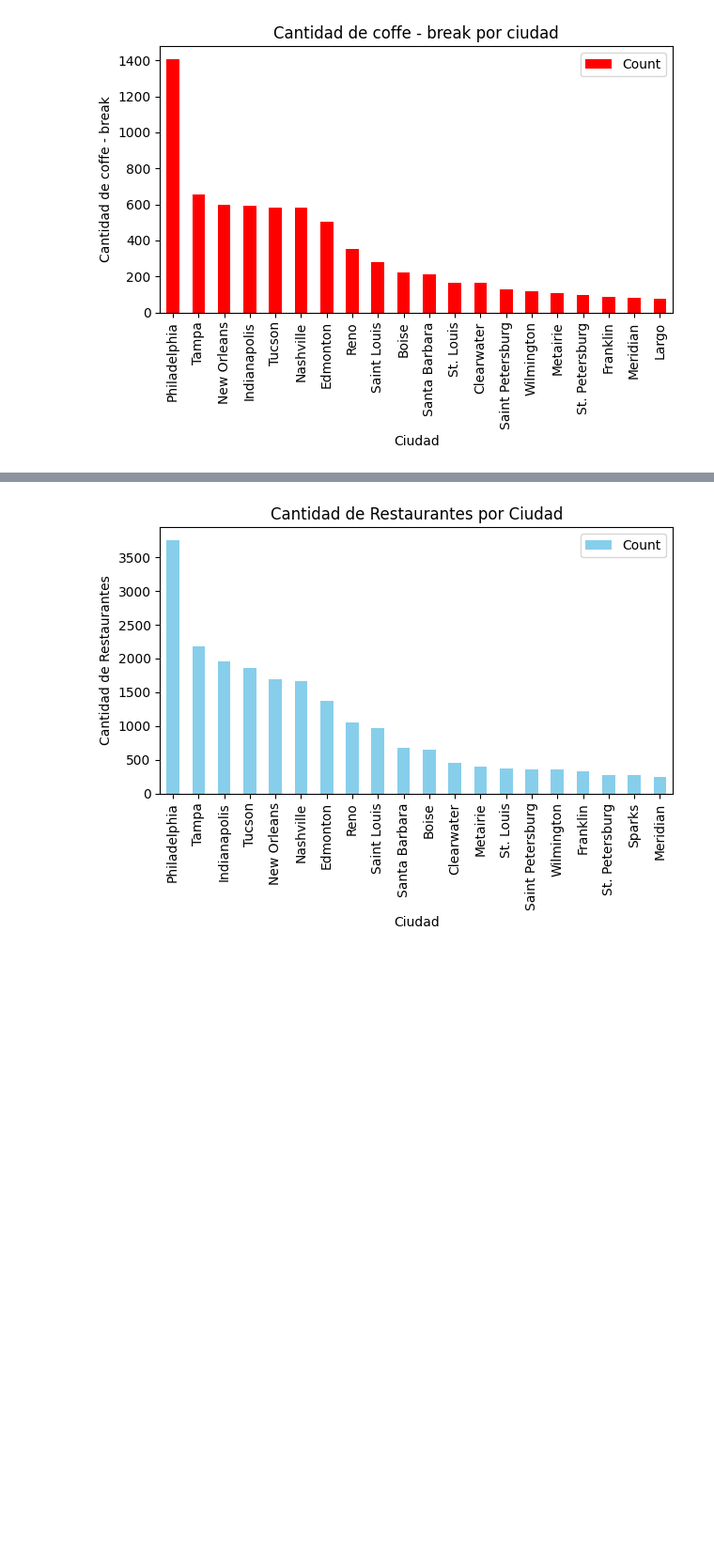
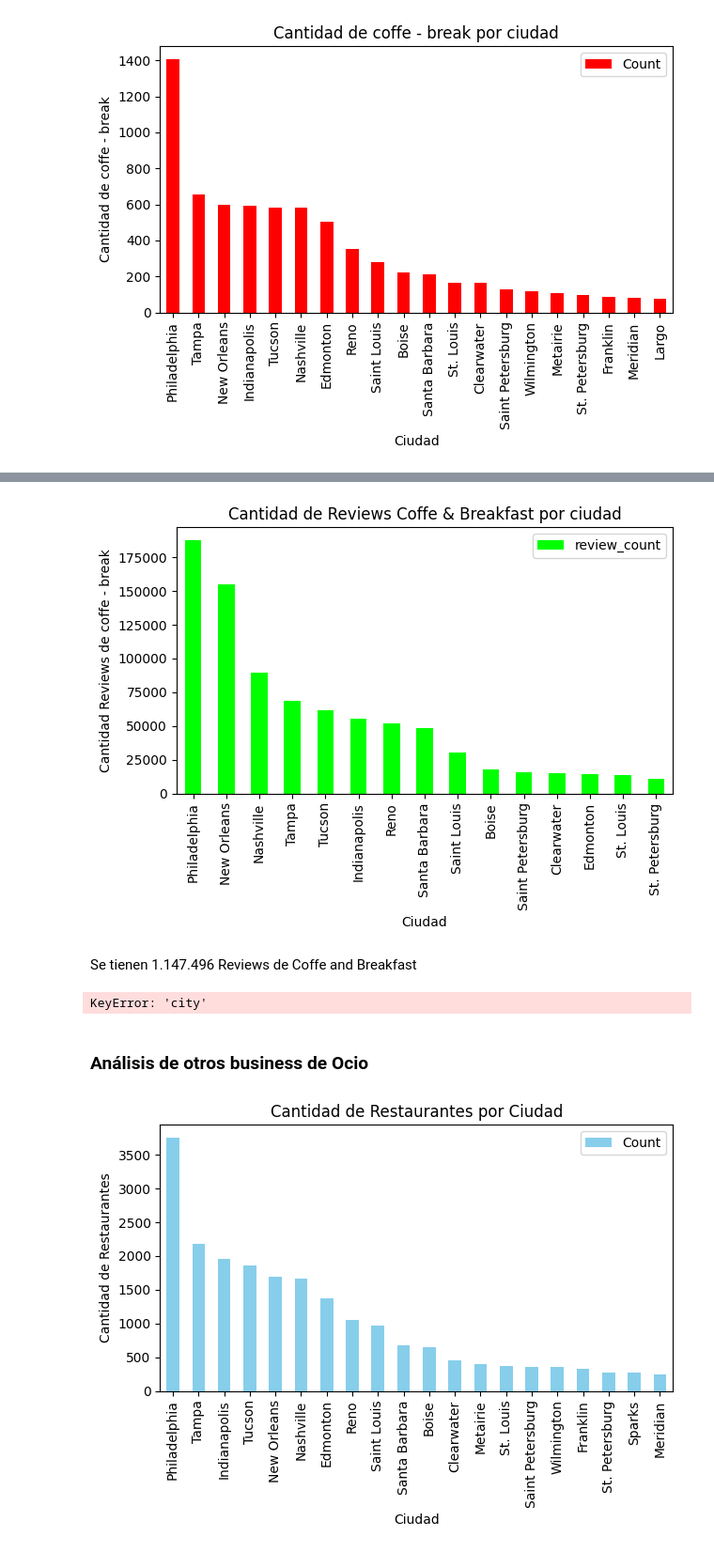
Before and after one commit to SDCaFlo/datapt11_pf_grupo02, a Jupyter notebook: EDA-YELP.ipynb, the cells around one changed output, grey strips where cells are left out. Shown at 94% size. Saved outputs shown, nothing was run; the diff lists cells and outputs as text; code cells hidden in the pictures; blank space fills up the shorter version.

Commit message:
coffe and breakfast

```diff
--- a/EDA-YELP.ipynb
+++ b/EDA-YELP.ipynb
@@ -395,0 +412,5 @@ plt.show()
+# %%
+# Filtrar las reseñas que coinciden con los business_id en df_coffe_break
+filtered_reviews = df_review[df_review['business_id'].isin(df_coffe_break['business_id'])]
+
+print(len(filtered_reviews))
@@ -395,0 +419,9 @@ plt.show()
+# %%
+# Combinar con df_coffe_break para obtener la columna 'city'
+filtered_reviews_with_city = pd.merge(filtered_reviews, df_coffe_break[['business_id', 'city']], on='business_id')
+
+# Agrupar por ciudad y contar la cantidad de reseñas
+reviews_per_city = filtered_reviews_with_city.groupby('city').size().reset_index(name='review_count')
+reviews_per_city = reviews_per_city.sort_values(by='review_count', ascending=False)
+top_15_cities_review =reviews_per_city.head(15)
+print(top_15_cities_review)
@@ -396,3 +445,31 @@ plt.show()
+# %%
+# Crear el diagrama de barras
+ax = top_15_cities_review.plot(kind='bar', color='lime', x='city', y='review_count')
+
+# Añadir títulos y etiquetas
+ax.set_title('Cantidad de Reviews Coffe & Breakfast por ciudad')
+ax.set_xlabel('Ciudad')
+ax.set_ylabel('Cantidad Reviews de coffe - break')
+
+# Mostrar el gráfico
+plt.tight_layout()
+plt.show()
+# %% [output]
+[figure, added]
+# %% [markdown]
+Se tienen 1.147.496 Reviews de Coffe and Breakfast
+# %%
+# Contar la cantidad de reviews por ciudad Coffe and Breakfast
+coffe_break_reviews = filtered_reviews['city'].value_counts()
+coffe_break_reviews = coffe_break_reviews.head(20)
+coffe_break_reviews = pd.DataFrame(coffe_break_reviews).reset_index()
+coffe_break_reviews = pd.DataFrame(coffe_break_reviews)
+coffe_break_reviews.columns = ['City', 'Count']
+coffe_break_reviews
+# %% [output]
+KeyError: 'city'
+# %% [markdown]
+<h3 style="color: black;">Análisis de otros business de Ocio</h3>
 # %%
 # Crear el diagrama de barras
 ax = restaurant_count.plot(kind='bar', color='skyblue', x='City', y='Count')
```
Also changed, not shown: parts of 9 cells of this notebook, 1 other file.
